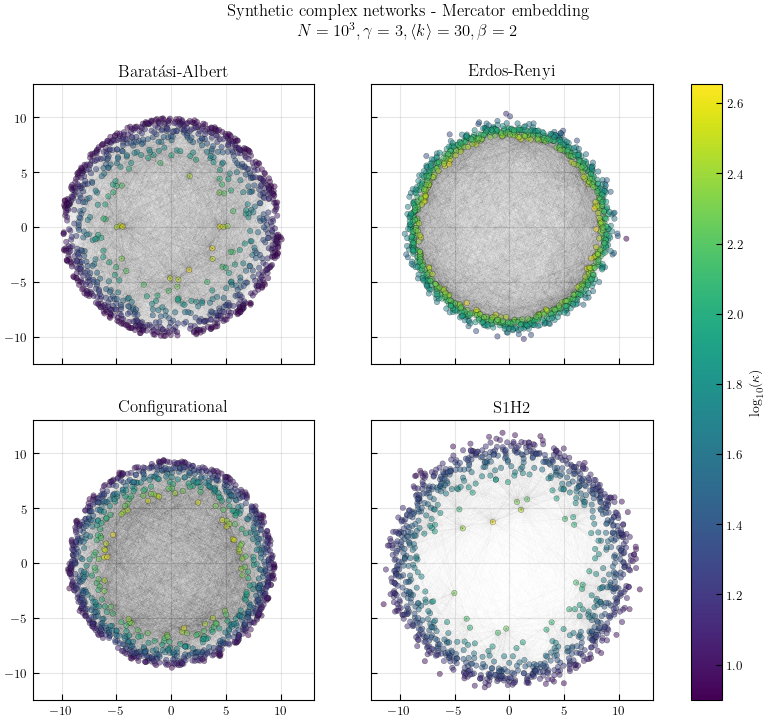
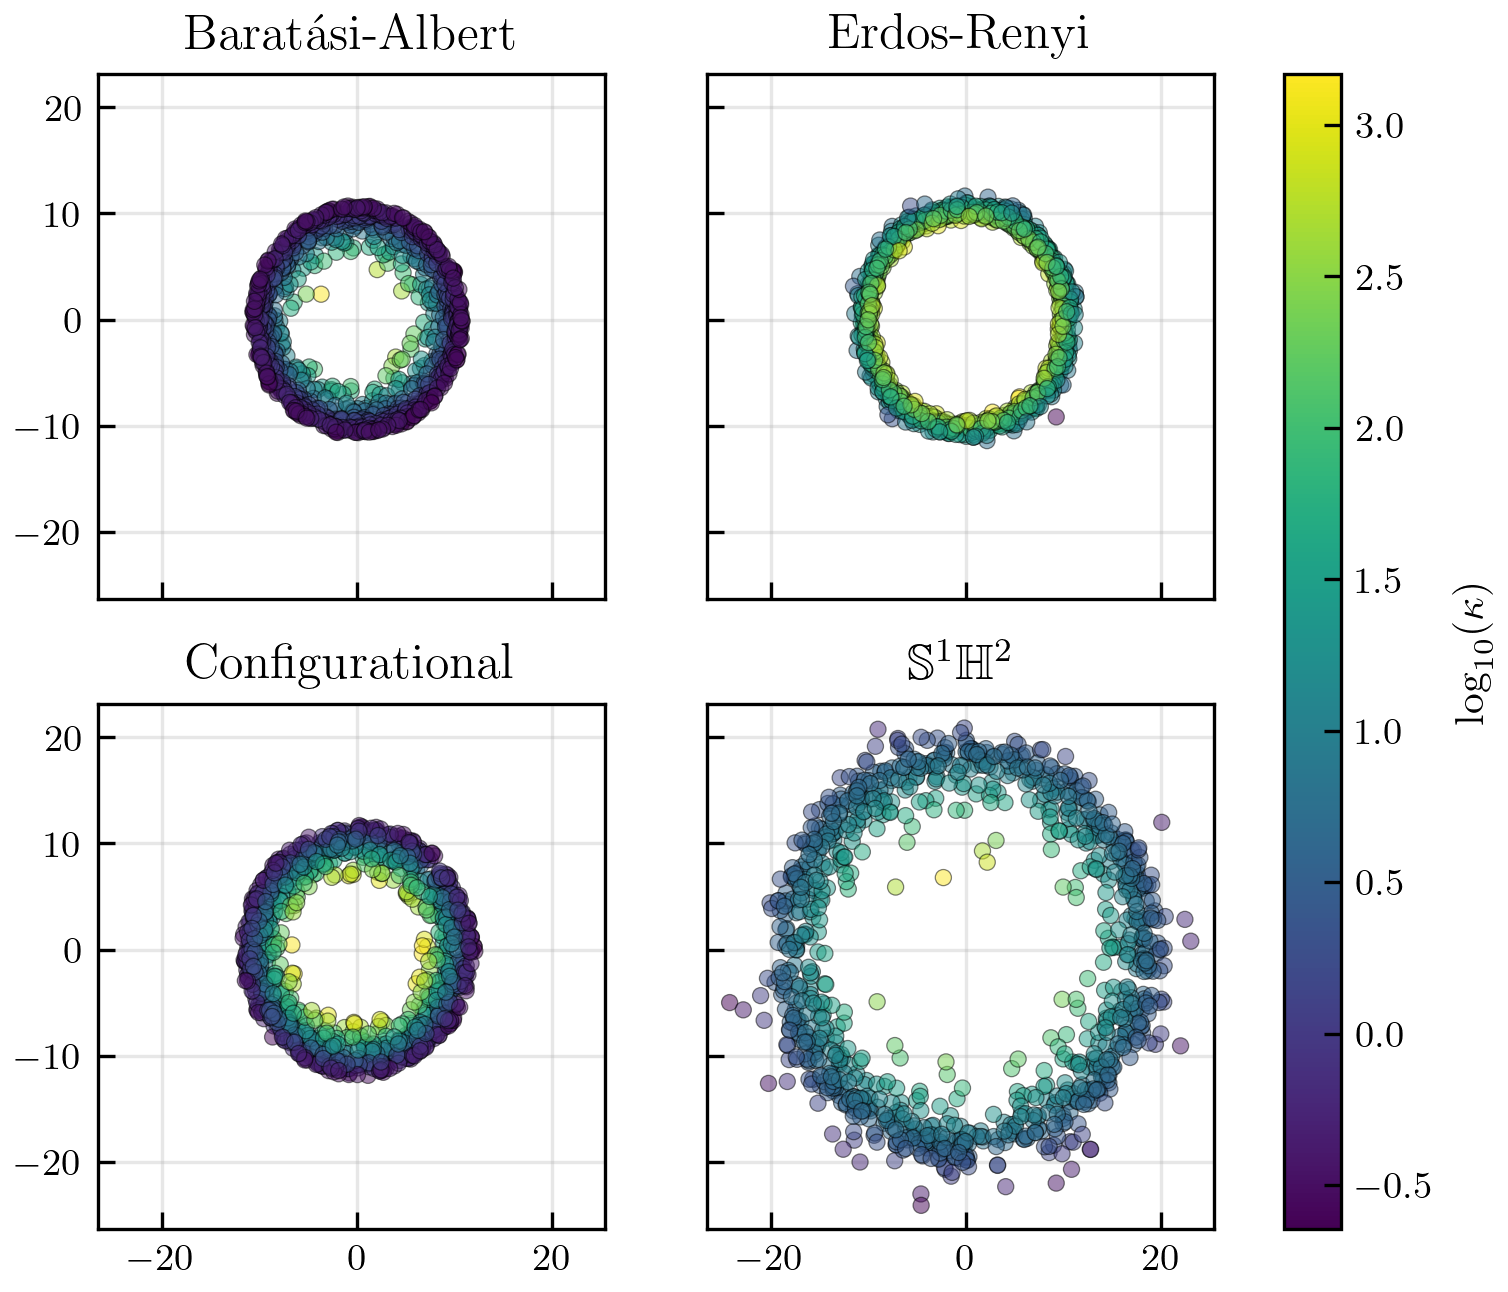
The change to this notebook cell's code, shown as a diff; its figure went from the first image to the second:
--- before
+++ after
@@ -9,12 +9,13 @@
 
 
-fig, ((ax1, ax2), (ax3, ax4)) = plt.subplots(2, 2, sharex=True, sharey=True, figsize=(10, 8), dpi=100)
-vmax = np.max(np.log10([dfba['Inf.Kappa'], dfer['Inf.Kappa'], dfconf['Inf.Kappa'], dfs1h2['Inf.Kappa']]))
-vmin = np.min(np.log10([dfba['Inf.Kappa'], dfer['Inf.Kappa'], dfconf['Inf.Kappa'], dfs1h2['Inf.Kappa']]))
+fig, ((ax1, ax2), (ax3, ax4)) = plt.subplots(2, 2, sharex=True, sharey=True, figsize=(6, 5), dpi=300)
+arr = np.append(np.array([dfba['Inf.Kappa'], dfer['Inf.Kappa'], dfconf['Inf.Kappa']]).flatten(), dfs1h2['Inf.Kappa'])
+vmax = np.max(np.log10(arr))
+vmin = np.min(np.log10(arr))
 
-figs.mercator_disc_ax(ax1, dfba, net=Gba, title='Baratási-Albert')
-figs.mercator_disc_ax(ax2, dfer, net=Ger, title='Erdos-Renyi')
-figs.mercator_disc_ax(ax3, dfconf, net=Gconf, title='Configurational')
-figs.mercator_disc_ax(ax4, dfs1h2, net=Gs1h2, title='S1H2')
+figs.mercator_disc_ax(ax1, dfba, title='Baratási-Albert', linecolor='#00000015')
+figs.mercator_disc_ax(ax2, dfer,  title='Erdos-Renyi', linecolor='#00000015')
+figs.mercator_disc_ax(ax3, dfconf,  title='Configurational', linecolor='#00000015')
+figs.mercator_disc_ax(ax4, dfs1h2,  title=r'$\mathbb{S}^1\mathbb{H}^2$', linecolor='#00000015')
 
 norm = Normalize(vmin=vmin, vmax=vmax)
@@ -24,5 +25,6 @@
 # Añadir la colorbar
 cbar = fig.colorbar(sm, ax=[ax1, ax2, ax3, ax4], label=r'$\log_{10}(\kappa)$')
-fig.suptitle('Synthetic complex networks - Mercator embedding\n$N=10^3, \\gamma=3, \\langle k \\rangle = 30, \\beta = 2$')
+# fig.suptitle('Synthetic complex networks - Mercator embedding\n$N=10^3, \\gamma=2.1, \\langle k \\rangle = 20, \\beta = 2.1$')
 # fig.tight_layout()
+fig.savefig('figs/mutliple_nets.pdf')
 plt.show()

Commit: pipeline figs